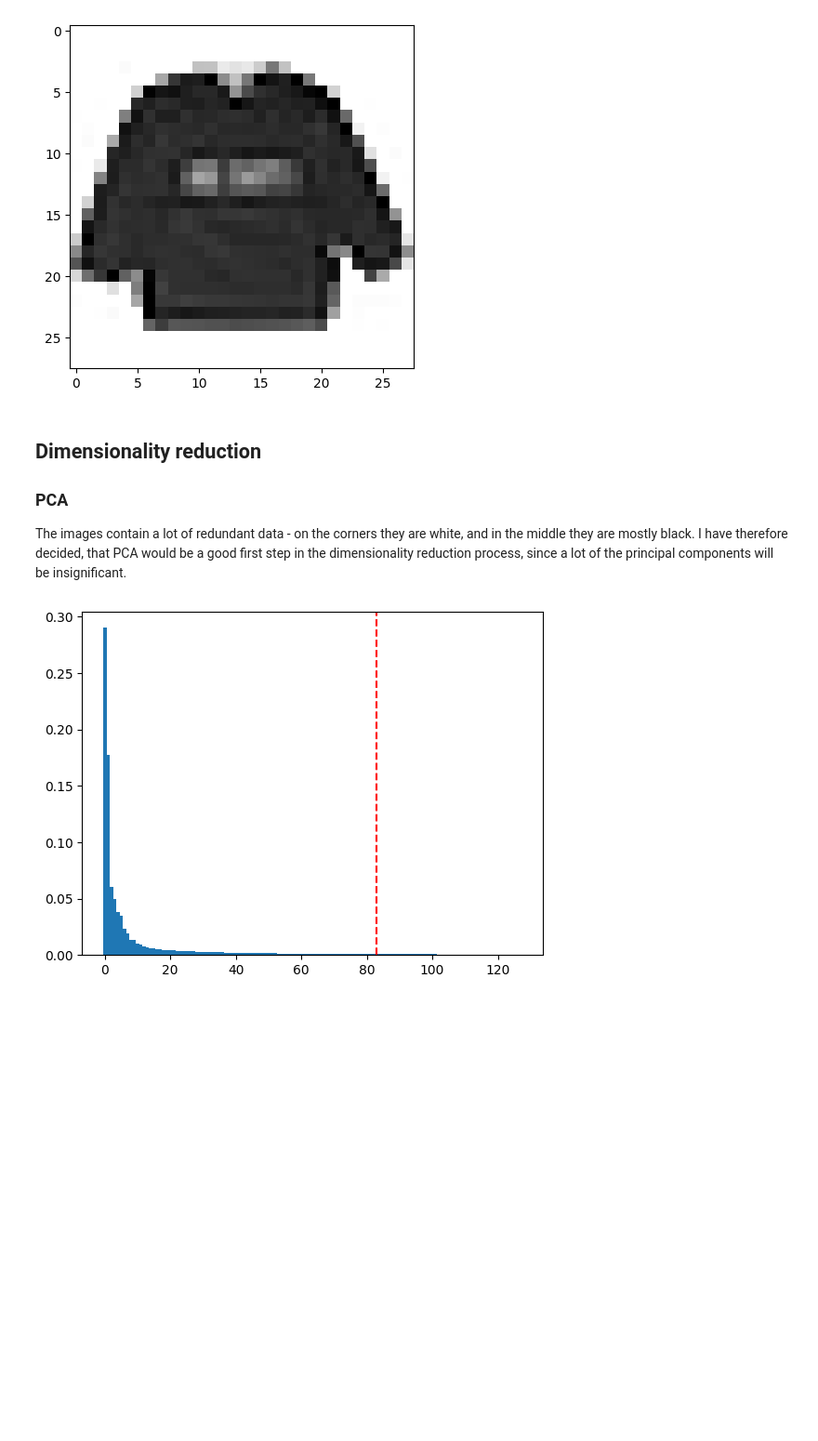
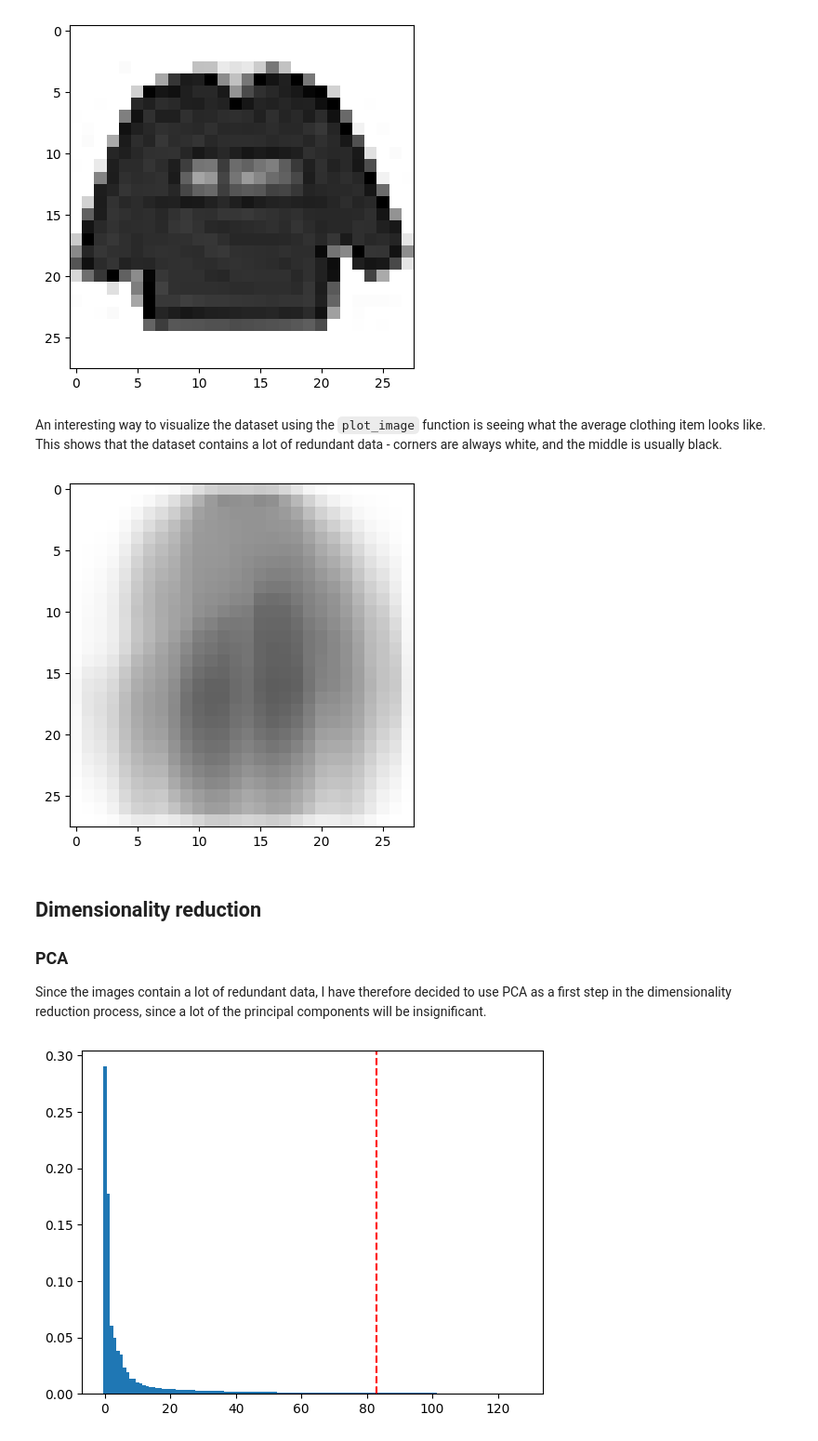
Before and after one commit to frun36/fods-fashion-mnist, a Jupyter notebook: fashion_mnist.ipynb, the cells around one changed output. Shown at 93% size. Drawn from its saved outputs; the diff is of its cells as text; code cells hidden in the pictures; blank space fills up the shorter version.

```diff
--- a/fashion_mnist.ipynb
+++ b/fashion_mnist.ipynb
@@ -58,17 +90,29 @@ df_all_px.head()
 # %%
-def plot_image(df, index, x = 28, y = 28):
-    img = df.iloc[index, :].to_numpy().reshape(x, y)
+def get_image_arr(df, index):
+    return df.iloc[index, :].to_numpy()
+
+def plot_image(arr, x = 28, y = 28):
+    img = arr.reshape(x, y)
     plt.imshow(img, cmap='gray_r', vmin=0, vmax=1)
 
-plot_image(df_all_px, 0)
+plot_image(get_image_arr(df_all_px, 0))
 # %% [output]
 [figure]
+# %% [markdown]
+An interesting way to visualize the dataset using the `plot_image` function is seeing what the average clothing item looks like. This shows that the dataset contains a lot of redundant data - corners are always white, and the middle is usually black.
+# %%
+def plot_average_of(classes):
+    plot_image(np.mean(df_all_px.loc[df_all['label'].isin(classes)].to_numpy(), axis=0))
+
+plot_average_of([i for i in range(len(labels))])
+# %% [output]
+[figure, added]
 # %% [markdown]
 ## Dimensionality reduction
 
 ### PCA
 
-The images contain a lot of redundant data - on the corners they are white, and in the middle they are mostly black. I have therefore decided, that PCA would be a good first step in the dimensionality reduction process, since a lot of the principal components will be insignificant.
+Since the images contain a lot of redundant data, I have therefore decided to use PCA as a first step in the dimensionality reduction process, since a lot of the principal components will be insignificant.
 # %%
 from sklearn.decomposition import PCA
 
```
Also changed, not shown: parts of 31 cells of this notebook.
